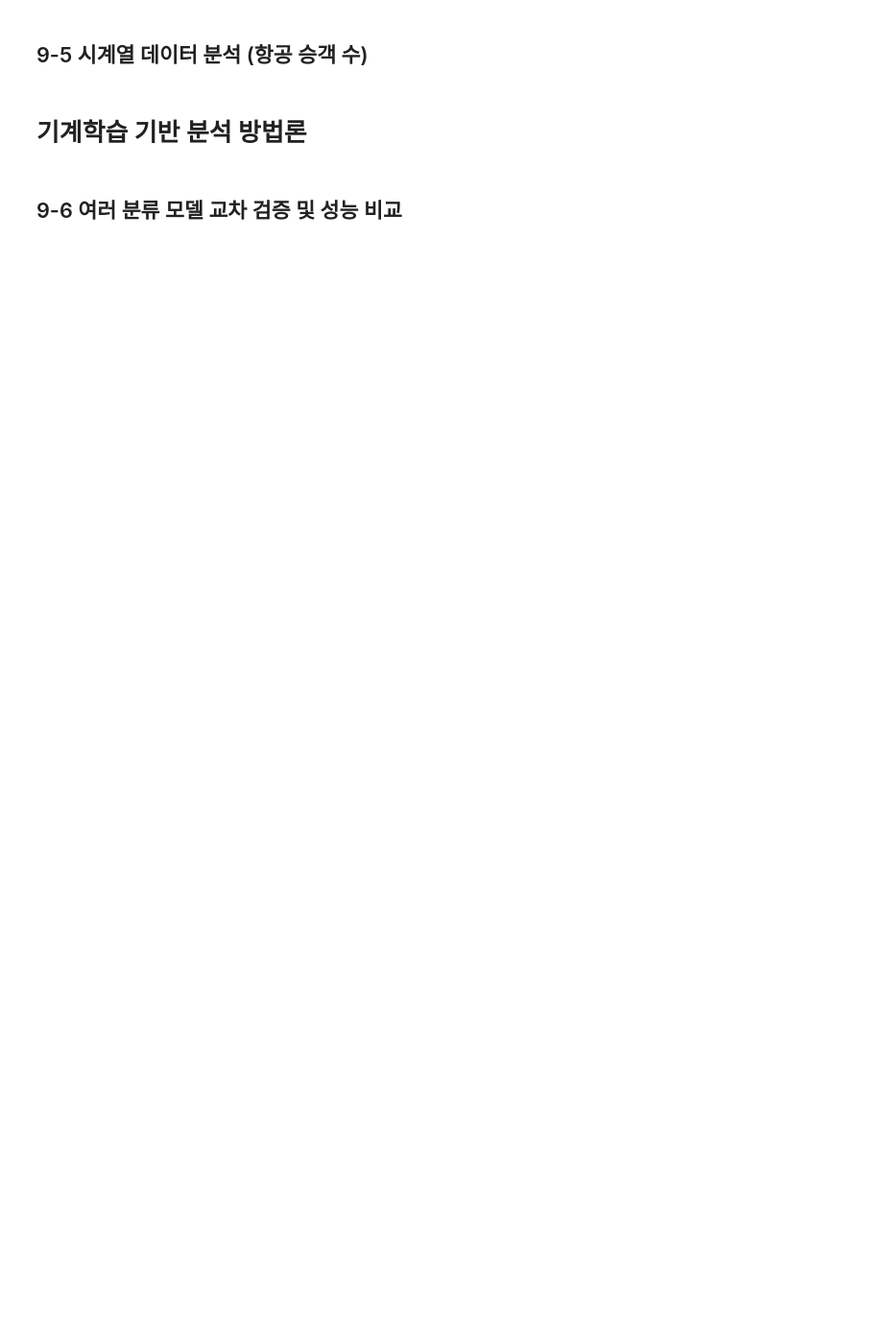
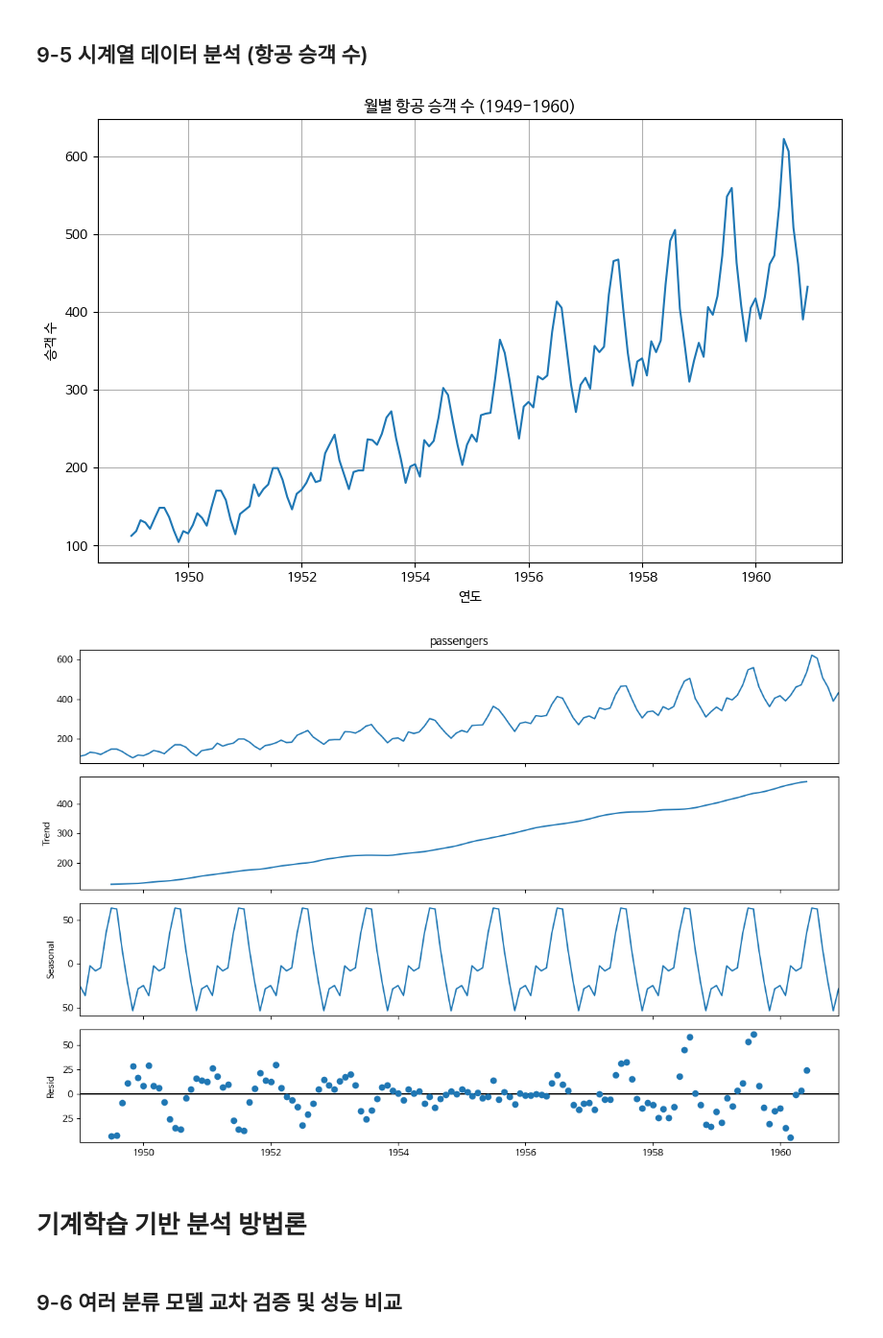
Before and after one commit to tomifezgomez/Data-Analysis-with-Open-Source, a Jupyter notebook: 오픈소스_데이터_분석_9강.ipynb, the cells around one changed output. Shown at 96% size. Saved outputs shown, nothing was run; the diff lists cells and outputs as text; code cells hidden in the pictures; blank space fills up the shorter version.

```diff
--- a/오픈소스_데이터_분석_9강.ipynb
+++ b/오픈소스_데이터_분석_9강.ipynb
@@ -122,33 +185,37 @@ import seaborn as sns
 import matplotlib.pyplot as plt
 from statsmodels.tsa.seasonal import seasonal_decompose
 
 ## seaborn에서 flights 데이터셋 로드
 flights = sns.load_dataset('flights')
 
 ## 날짜 형식 변환 및 인덱스 설정
 ## 'year'와 'month' 컬럼을 이용하여 'date' 컬럼 생성 후 인덱스로 설정
 flights['date'] = pd.to_datetime(
     flights['year'].astype(str) + '-' +
     flights['month'].astype(str) + '-01'
 )
 flights = flights.set_index('date').sort_index()
 
 ## 시계열 시각화
 plt.figure(figsize=(10, 6))
 plt.plot(flights['passengers'])
 plt.title('월별 항공 승객 수 (1949-1960)')
 plt.xlabel('연도')
 plt.ylabel('승객 수')
 plt.grid(True)
 plt.show()
 
 ## 시계열 분해 (추세, 계절성, 잔차)
 ## 시계열 데이터를 추세(Trend), 계절성(Seasonal), 잔차(Residual)로 분해
+decomposition = seasonal_decompose(flights['passengers'], model='additive')
 
 fig = decomposition.plot()
 fig.set_size_inches(12, 8)
 plt.tight_layout()
 plt.show()
+# %% [output]
+[figure, added]
+[figure, added]
 # %% [markdown]
 # 기계학습 기반 분석 방법론
 # %% [markdown]
```
Also changed, not shown: parts of 6 cells of this notebook.
